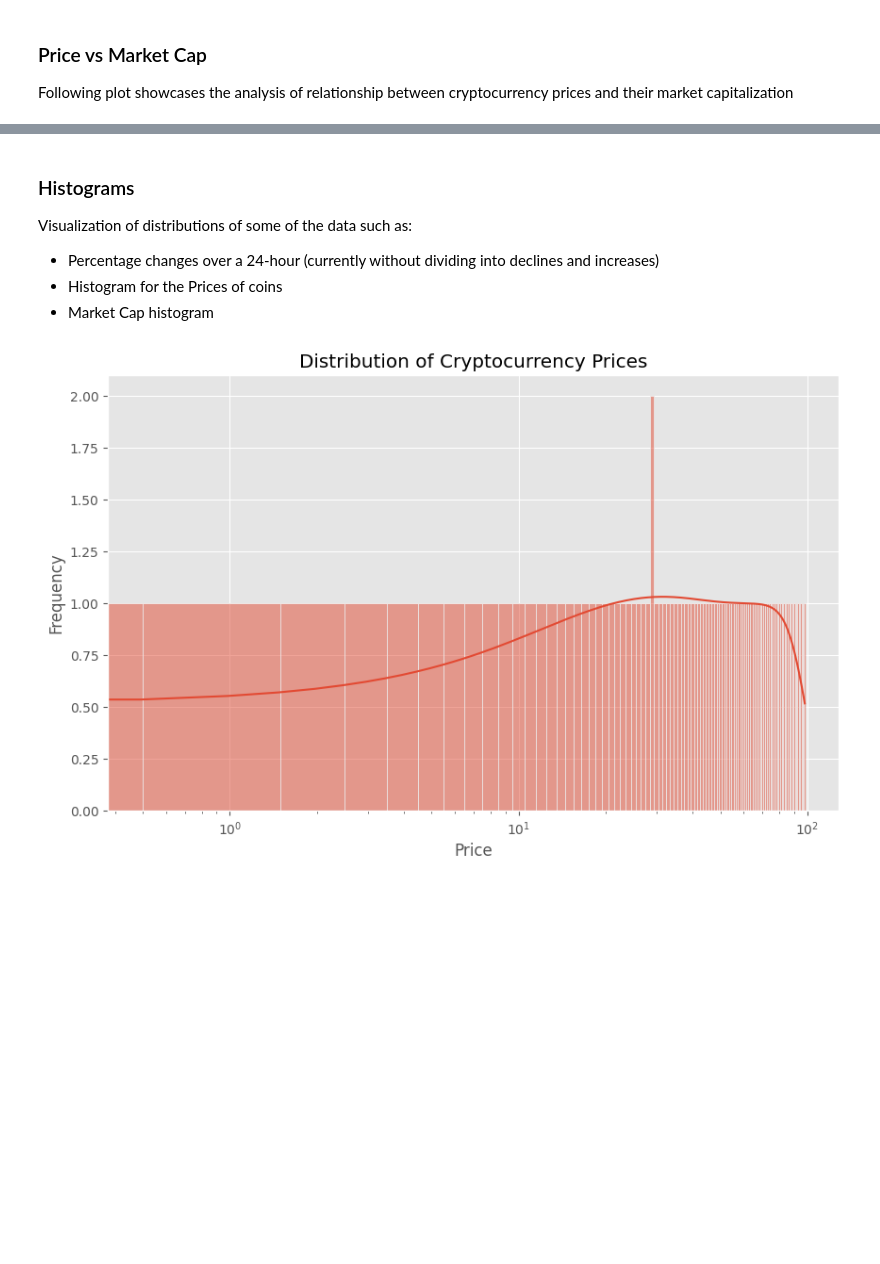
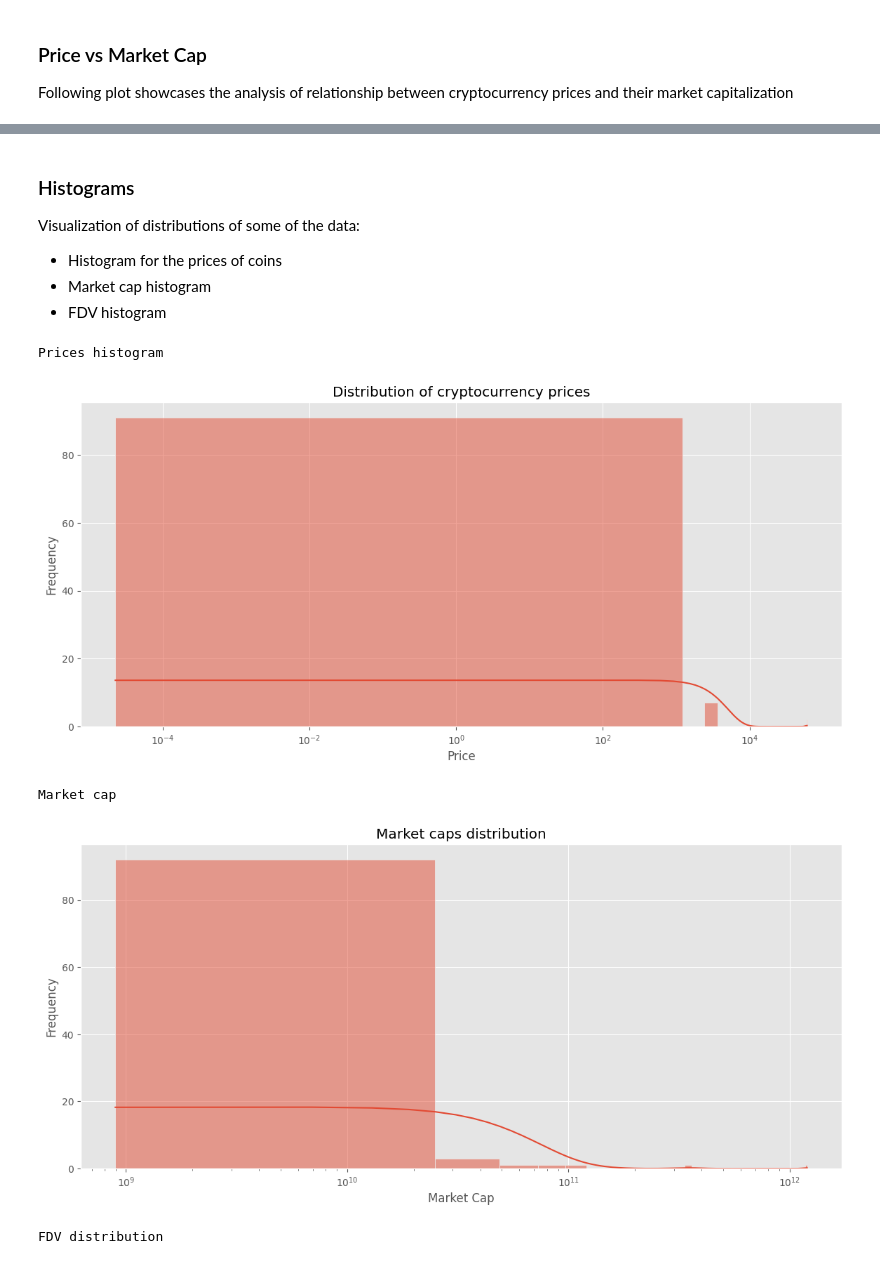
Before and after one commit to VeIskar/Python-Crypto_Webscraper, a Jupyter notebook: analysis.ipynb, the cells around one changed output, grey strips where cells are left out. Cells and saved outputs as stored; diff of their text form; code cells hidden in the pictures; blank space fills up the shorter version.

Commit message:
add: prices and percentages plots

```diff
--- a/analysis.ipynb
+++ b/analysis.ipynb
@@ -124,36 +123,42 @@ plt.show()
 # %% [markdown]
 ### Histograms
-Visualization of distributions of some of the data such as:
-- Percentage changes over a 24-hour (currently without dividing into declines and increases)
-- Histogram for the Prices of coins
-- Market Cap histogram
+Visualization of distributions of some of the data:
+- Histogram for the prices of coins
+- Market cap histogram
+- FDV histogram
 # %%
-#price histogram
+#price
 print("Prices histogram")
-plt.figure(figsize=(10, 6))
-sns.histplot(df_data['Price'], bins=50, kde=True)
+plt.figure(figsize=(14, 6))
+sns.histplot(data['Price'], bins=50, kde=True)
 plt.xlabel('Price')
 plt.ylabel('Frequency')
-plt.title('Distribution of Cryptocurrency Prices')
+plt.title('Distribution of cryptocurrency prices')
 plt.xscale('log')
 plt.show()
 
-#market cap histogram
-print("\Market Cap")
-plt.figure(figsize=(12, 7))
-sns.histplot(df_data['Market Cap'], bins=50, kde=True)
+#market cap
+print("\nMarket cap")
+plt.figure(figsize=(14, 6))
+sns.histplot(data['Market Cap'], bins=50, kde=True)
 plt.xlabel('Market Cap')
 plt.ylabel('Frequency')
-plt.title('Distribution of Cryptocurrency Market Caps')
+plt.title('Market caps distribution')
 plt.xscale('log')
 plt.show()
 
-#24-hour percentage
-plt.figure(figsize=(10, 6))
-sns.histplot(data['24h'], bins=20, kde=True)
-plt.xlabel('24h Change')
-plt.ylabel('Count')
-plt.title('Distribution of 24h Change')
+#FDV
+print("\nFDV distribution")
+plt.figure(figsize=(14, 6))
+sns.histplot(data['FDV'], bins=50, kde=True)
+plt.xlabel('FDV')
+plt.ylabel('Frequency')
+plt.title('FDV distribution')
+plt.xscale('log')
 plt.show()
 # %% [output]
+Prices histogram
-[figure, old version]
+[figure, new version]
+Market cap
+[figure, added]
+FDV distribution
```
Also changed, not shown: parts of 9 cells of this notebook.
